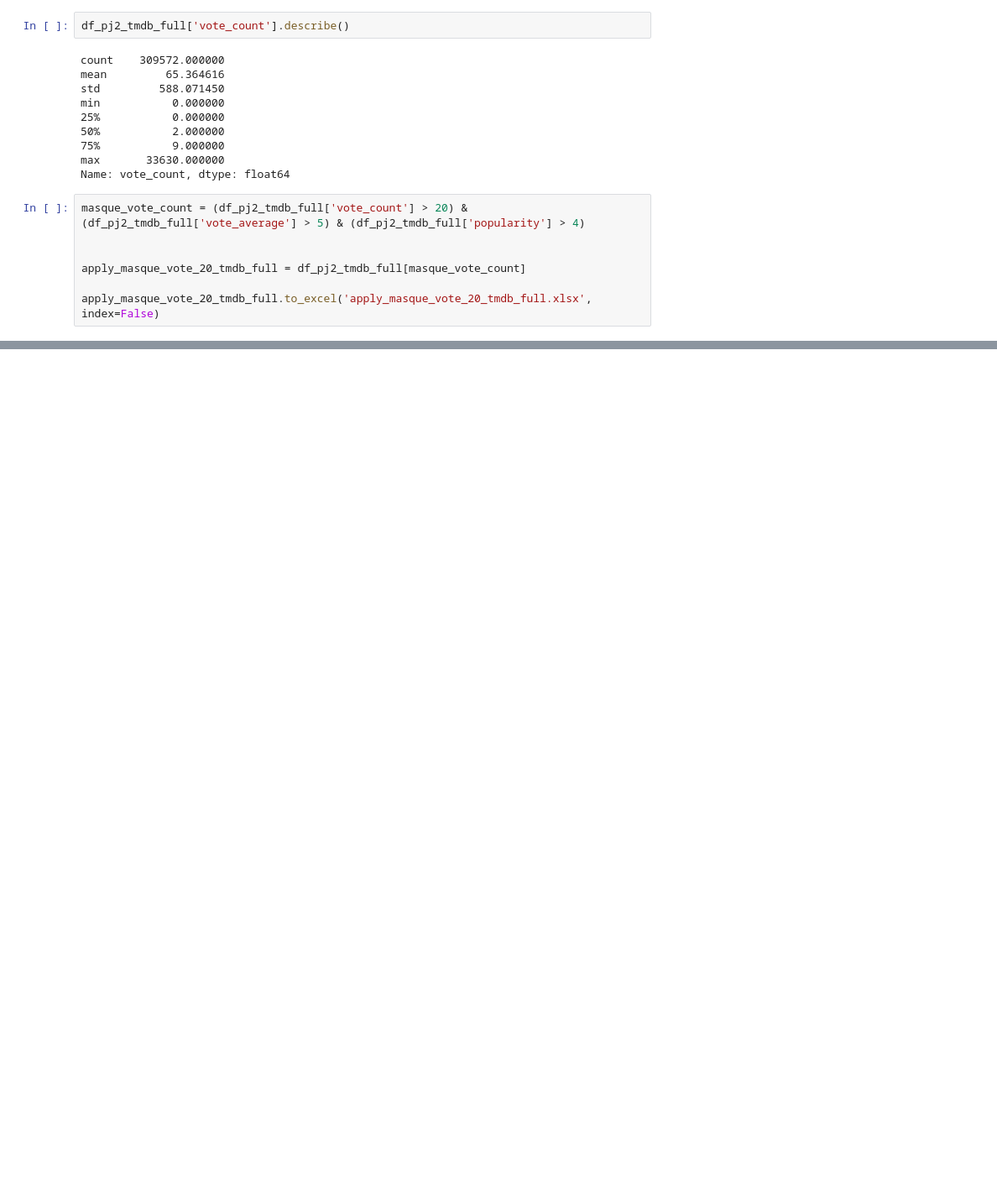
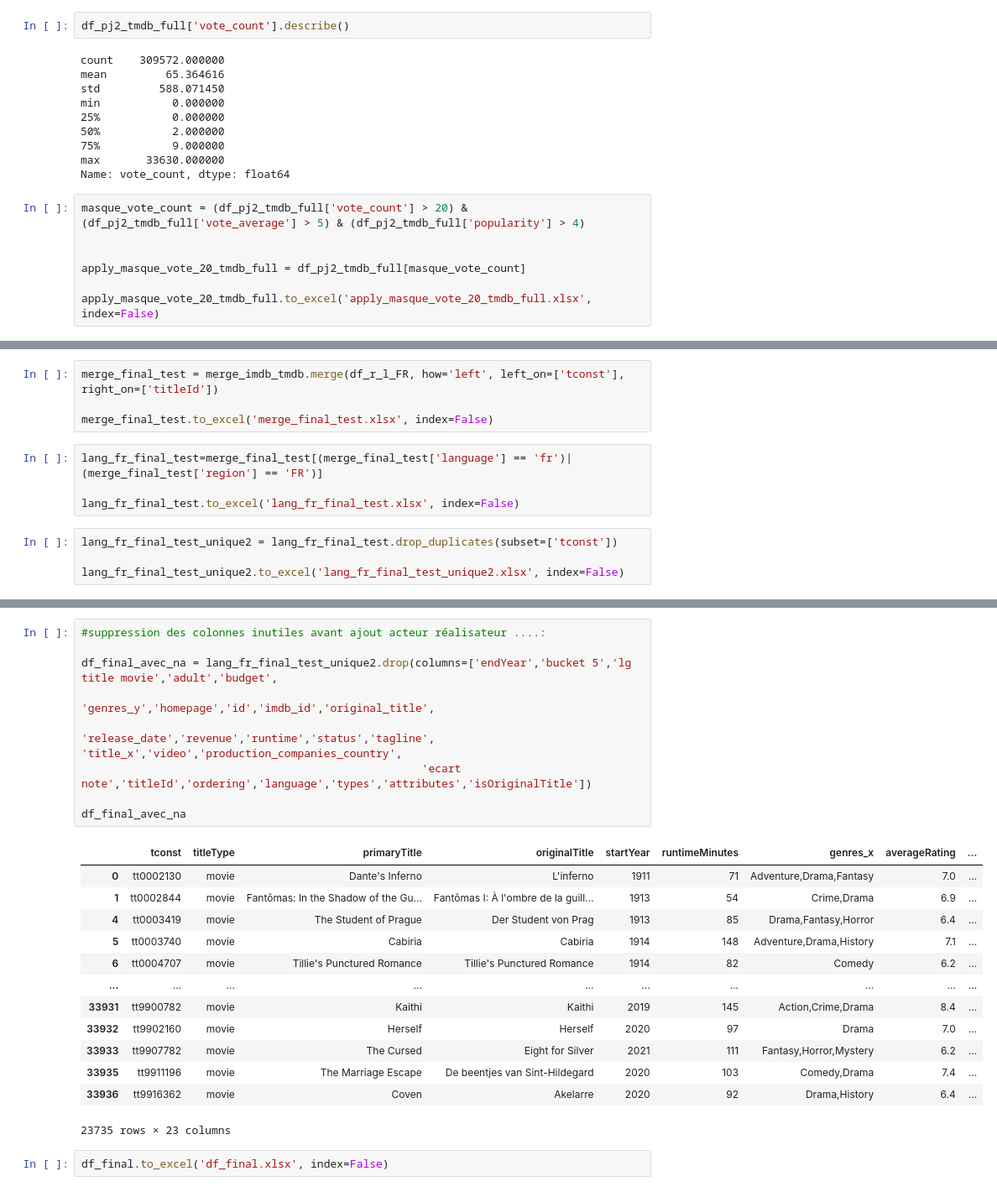
Before and after one commit to Ghali65/Projet_cine_creuse, a Jupyter notebook: projet 2.ipynb, the cells around one changed output, grey strips where cells are left out. Shown: that part at 84% size. Drawn from its saved outputs; the diff is of its cells as text; blank space fills up the shorter version.

```diff
--- a/projet 2.ipynb
+++ b/projet 2.ipynb
@@ -515,0 +584,12 @@ apply_masque_vote_20_tmdb_full.to_excel('apply_masque_vote_20_tmdb_full.xlsx', i
+# %%
+merge_final_test = merge_imdb_tmdb.merge(df_r_l_FR, how='left', left_on=['tconst'], right_on=['titleId'])
+
+merge_final_test.to_excel('merge_final_test.xlsx', index=False)
+# %%
+lang_fr_final_test=merge_final_test[(merge_final_test['language'] == 'fr')|(merge_final_test['region'] == 'FR')]
+
+lang_fr_final_test.to_excel('lang_fr_final_test.xlsx', index=False)
+# %%
+lang_fr_final_test_unique2 = lang_fr_final_test.drop_duplicates(subset=['tconst'])
+
+lang_fr_final_test_unique2.to_excel('lang_fr_final_test_unique2.xlsx', index=False)
@@ -515,0 +621,25 @@ apply_masque_vote_20_tmdb_full.to_excel('apply_masque_vote_20_tmdb_full.xlsx', i
+# %%
+#suppression des colonnes inutiles avant ajout acteur réalisateur ....:
+
+df_final_avec_na = lang_fr_final_test_unique2.drop(columns=['endYear','bucket 5','lg title movie','adult','budget',
+                                                    'genres_y','homepage','id','imdb_id','original_title',
+                                                    'release_date','revenue','runtime','status','tagline', 'title_x','video','production_companies_country',
+                                                    'ecart note','titleId','ordering','language','types','attributes','isOriginalTitle'])
+
+df_final_avec_na
+# %% [output]
+|  | tconst | titleType | primaryTitle | originalTitle | startYear | runtimeMinutes | genres_x | averageRating | ... |
+| 0 | tt0002130 | movie | Dante's Inferno | L'inferno | 1911 | 71 | Adventure,Drama,Fantasy | 7.0 | ... |
+| 1 | tt0002844 | movie | Fantômas: In the Shadow of the Gu... | Fantômas I: À l'ombre de la guill... | 1913 | 54 | Crime,Drama | 6.9 | ... |
+| 4 | tt0003419 | movie | The Student of Prague | Der Student von Prag | 1913 | 85 | Drama,Fantasy,Horror | 6.4 | ... |
+| 5 | tt0003740 | movie | Cabiria | Cabiria | 1914 | 148 | Adventure,Drama,History | 7.1 | ... |
+| 6 | tt0004707 | movie | Tillie's Punctured Romance | Tillie's Punctured Romance | 1914 | 82 | Comedy | 6.2 | ... |
+| ... | ... | ... | ... | ... | ... | ... | ... | ... | ... |
+| 33931 | tt9900782 | movie | Kaithi | Kaithi | 2019 | 145 | Action,Crime,Drama | 8.4 | ... |
+| 33932 | tt9902160 | movie | Herself | Herself | 2020 | 97 | Drama | 7.0 | ... |
+| 33933 | tt9907782 | movie | The Cursed | Eight for Silver | 2021 | 111 | Fantasy,Horror,Mystery | 6.2 | ... |
+| 33935 | tt9911196 | movie | The Marriage Escape | De beentjes van Sint-Hildegard | 2020 | 103 | Comedy,Drama | 7.4 | ... |
+| 33936 | tt9916362 | movie | Coven | Akelarre | 2020 | 92 | Drama,History | 6.4 | ... |
+23735 rows × 23 columns
+# %%
+df_final.to_excel('df_final.xlsx', index=False)
```
Also changed, not shown: parts of 31 cells of this notebook.
